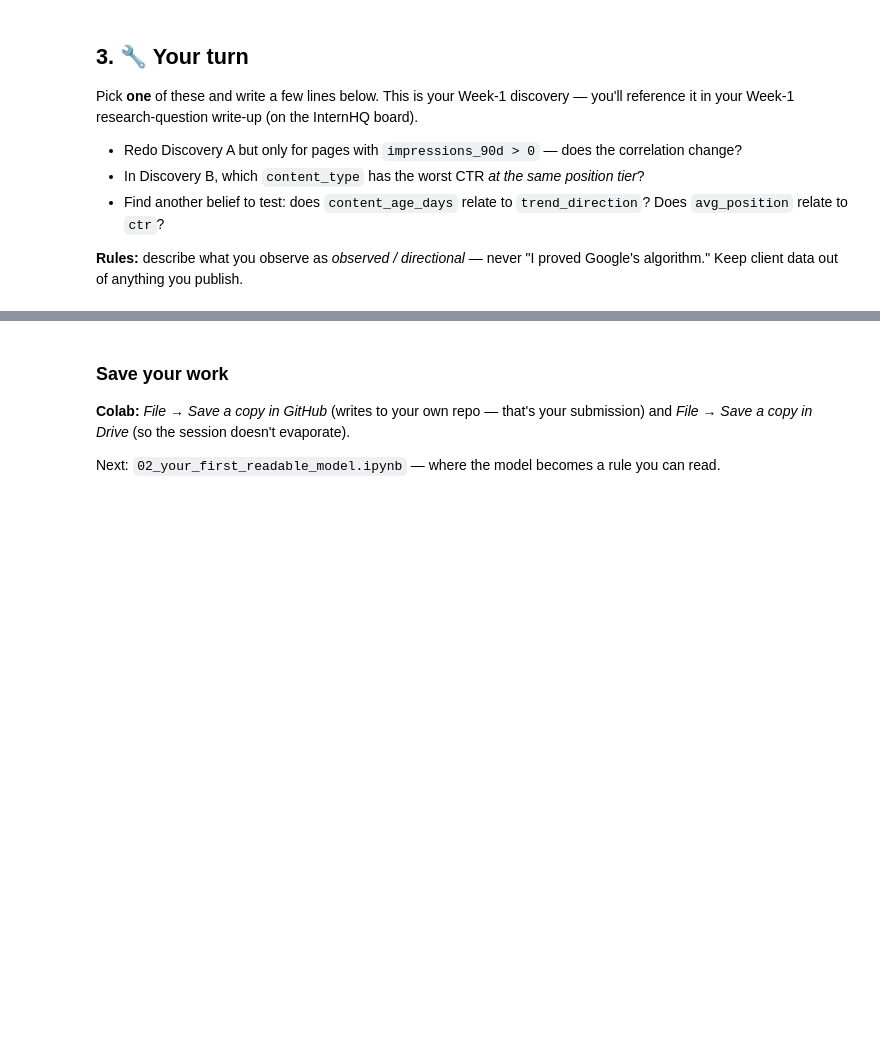
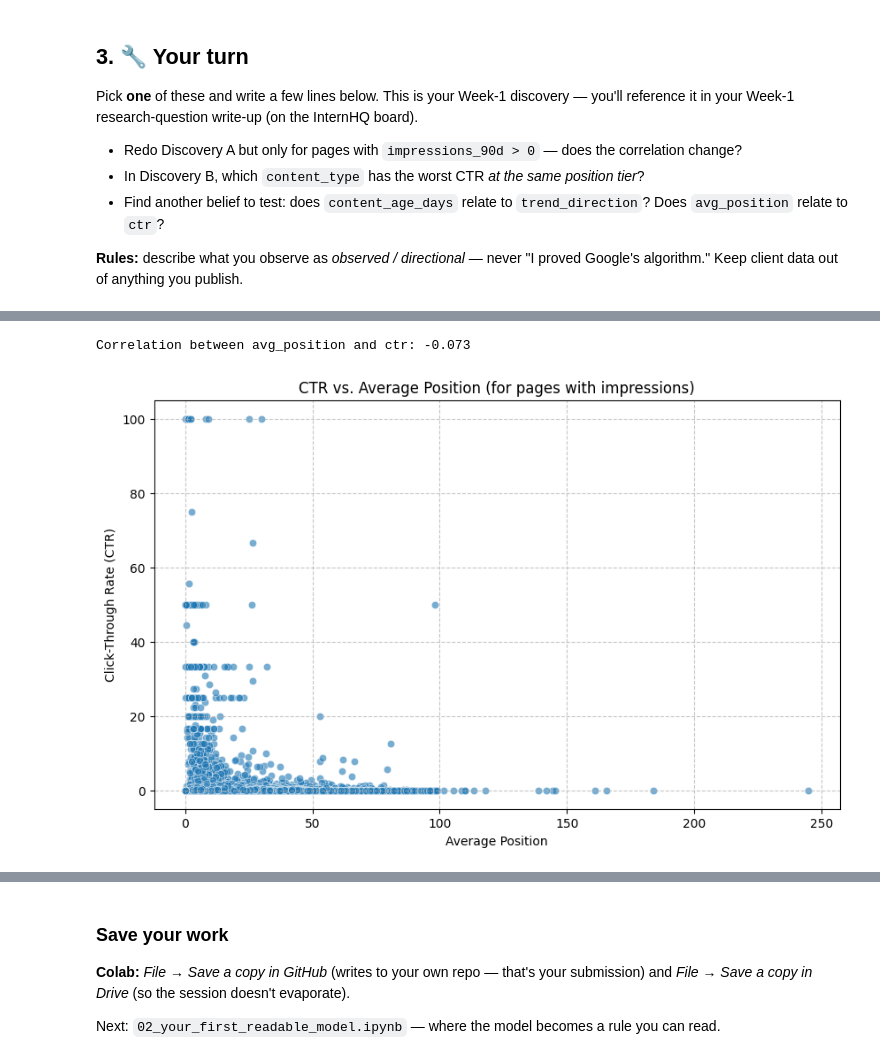
Before and after one commit to Vedika1304-05/flyrank-internship-ml, a Jupyter notebook: notebooks/01_first_look_and_discovery.ipynb, the cells around one changed output, grey strips where cells are left out. Drawn from its saved outputs; the diff is of its cells as text; code cells hidden in the pictures; blank space fills up the shorter version.

```diff
--- a/notebooks/01_first_look_and_discovery.ipynb
+++ b/notebooks/01_first_look_and_discovery.ipynb
@@ -101,0 +183,18 @@ Pick **one** of these and write a few lines below. This is your Week-1 discovery
+# %%
+# correaltion btw avg_position and ctr
+visible_pages = df[df['impressions_90d'] >0]
+corr_avg_pos_ctr = visible_pages['avg_position'].corr(visible_pages['ctr'])
+print(f"Correlation between avg_position and ctr: {corr_avg_pos_ctr:.3f}")
+# Visualize the relationship with a scatter plot
+import matplotlib.pyplot as plt
+import seaborn as sns
+plt.figure(figsize=(10, 6))
+sns.scatterplot(x='avg_position', y='ctr', data=visible_pages, alpha=0.6)
+plt.title('CTR vs. Average Position (for pages with impressions)')
+plt.xlabel('Average Position')
+plt.ylabel('Click-Through Rate (CTR)')
+plt.grid(True, linestyle='--', alpha=0.7)
+plt.show()
+# %% [output]
+Correlation between avg_position and ctr: -0.073
+[figure, added]
```
Also changed, not shown: parts of 11 cells of this notebook.
